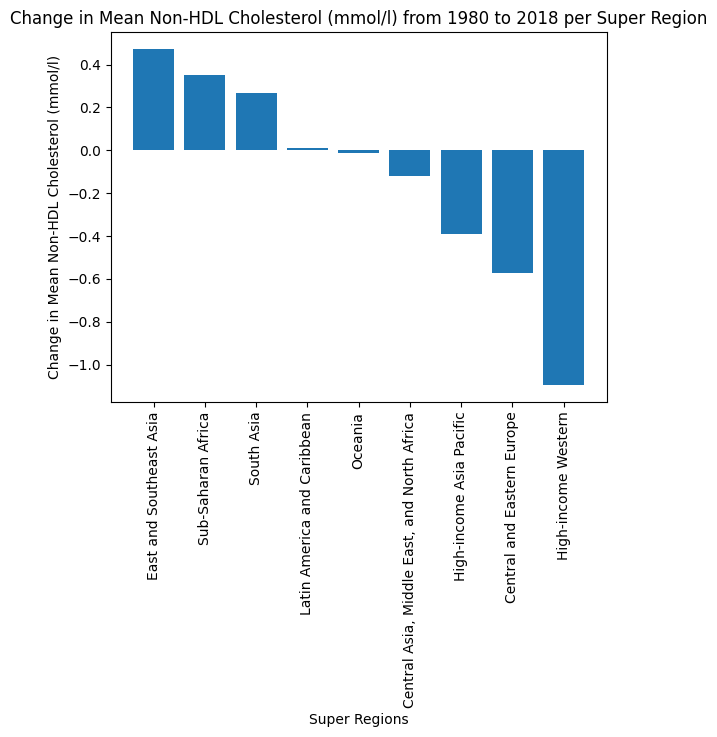
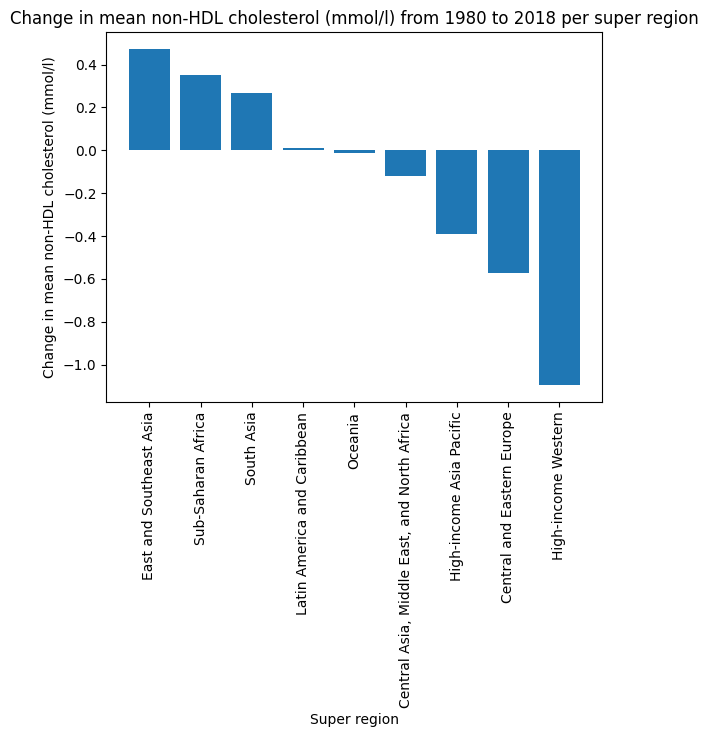
Code edit (unified diff) that turned the first committed figure into the second:
--- before
+++ after
@@ -1,7 +1,8 @@
 import matplotlib.pyplot as plt
 plt.bar(sorted_nonhdl_regional.index, sorted_nonhdl_regional.values)
-plt.xlabel('Super Regions')
+plt.xlabel('Super region')
 plt.xticks(rotation=90)
-plt.ylabel('Change in Mean Non-HDL Cholesterol (mmol/l)')
-plt.title('Change in Mean Non-HDL Cholesterol (mmol/l) from 1980 to 2018 per Super Region')
+plt.ylabel('Change in mean non-HDL cholesterol (mmol/l)')
+plt.title('Change in mean non-HDL cholesterol (mmol/l) from 1980 to 2018 per super region')
 plt.show()
+plt.savefig('non_hdl_cholesterol_change.png')

Commit: Created using Colab